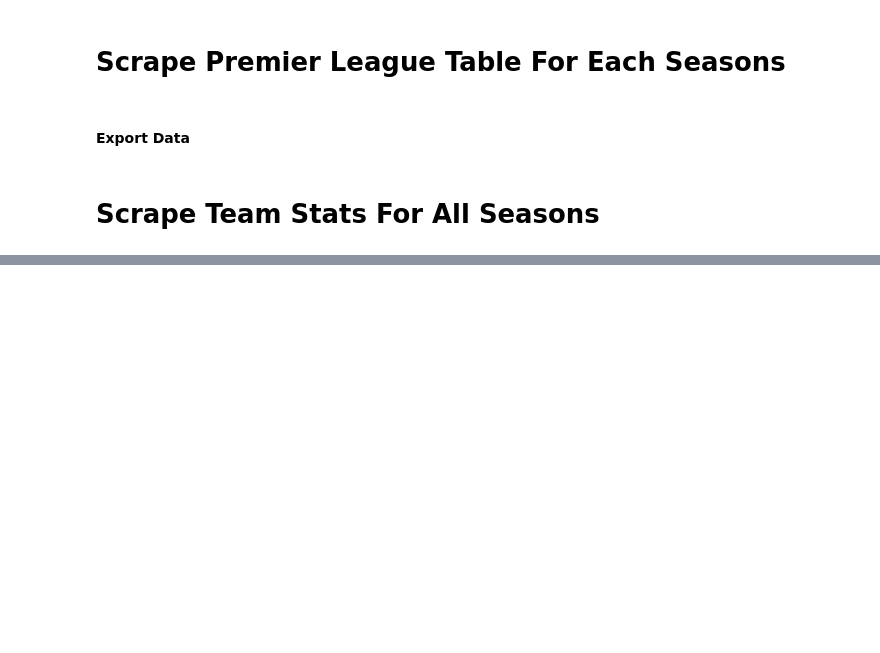
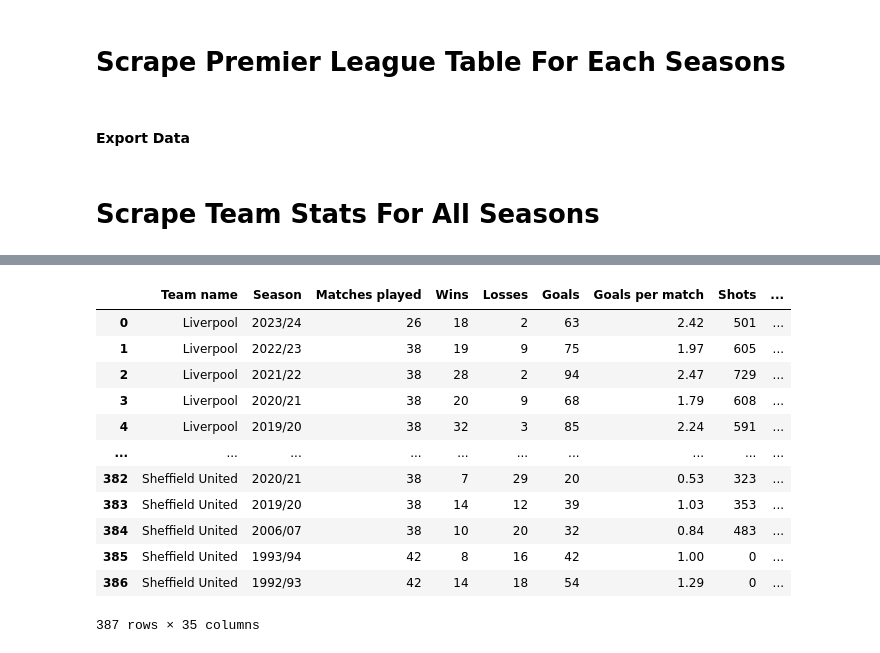
Before and after one commit to thisisgurpal/Premier-League-Analytics, a Jupyter notebook: webscrape.ipynb, the cells around one changed output, grey strips where cells are left out. Drawn from its saved outputs; the diff is of its cells as text; code cells hidden in the pictures; blank space fills up the shorter version.

Commit message:
scraped team stats

```diff
--- a/webscrape.ipynb
+++ b/webscrape.ipynb
@@ -586,0 +571,16 @@ here 6
+# %%
+df_team_stats
+# %% [output]
+|  | Team name | Season | Matches played | Wins | Losses | Goals | Goals per match | Shots | ... |
+| 0 | Liverpool | 2023/24 | 26 | 18 | 2 | 63 | 2.42 | 501 | ... |
+| 1 | Liverpool | 2022/23 | 38 | 19 | 9 | 75 | 1.97 | 605 | ... |
+| 2 | Liverpool | 2021/22 | 38 | 28 | 2 | 94 | 2.47 | 729 | ... |
+| 3 | Liverpool | 2020/21 | 38 | 20 | 9 | 68 | 1.79 | 608 | ... |
+| 4 | Liverpool | 2019/20 | 38 | 32 | 3 | 85 | 2.24 | 591 | ... |
+| ... | ... | ... | ... | ... | ... | ... | ... | ... | ... |
+| 382 | Sheffield United | 2020/21 | 38 | 7 | 29 | 20 | 0.53 | 323 | ... |
+| 383 | Sheffield United | 2019/20 | 38 | 14 | 12 | 39 | 1.03 | 353 | ... |
+| 384 | Sheffield United | 2006/07 | 38 | 10 | 20 | 32 | 0.84 | 483 | ... |
+| 385 | Sheffield United | 1993/94 | 42 | 8 | 16 | 42 | 1.00 | 0 | ... |
+| 386 | Sheffield United | 1992/93 | 42 | 14 | 18 | 54 | 1.29 | 0 | ... |
+387 rows × 35 columns
```
Also changed, not shown: parts of 3 cells of this notebook, 1 other file.
